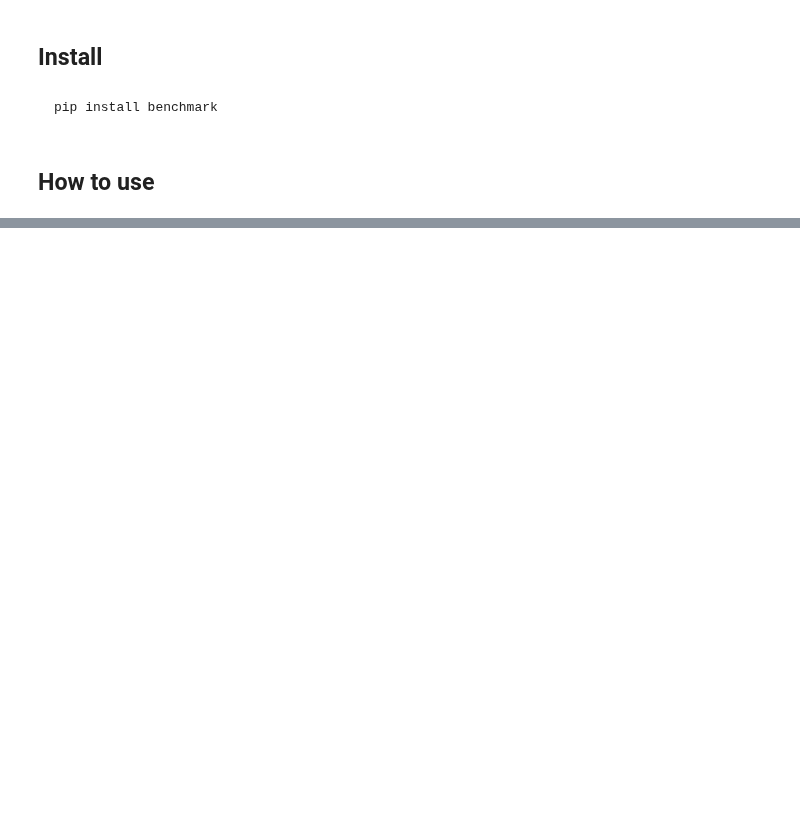
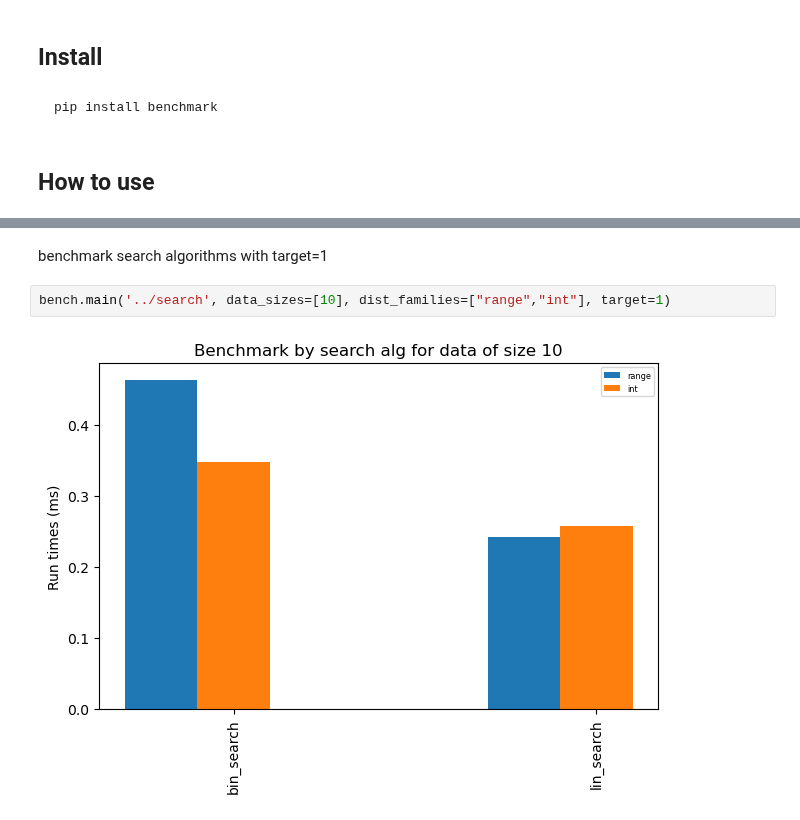
Before and after one commit to nitinverma78/benchmark, a Jupyter notebook: nbs/index.ipynb, the cells around one changed output, grey strips where cells are left out. Drawn from its saved outputs; the diff is of its cells as text; blank space fills up the shorter version.

```diff
--- a/nbs/index.ipynb
+++ b/nbs/index.ipynb
@@ -23,0 +35,6 @@ Fill me in please! Don't forget code examples:
+# %% [markdown]
+benchmark search algorithms with target=1
+# %%
+bench.main('../search', data_sizes=[10], dist_families=["range","int"], target=1)
+# %% [output]
+[figure, added]
```
Also changed, not shown: parts of 9 cells of this notebook, 5 other files.
